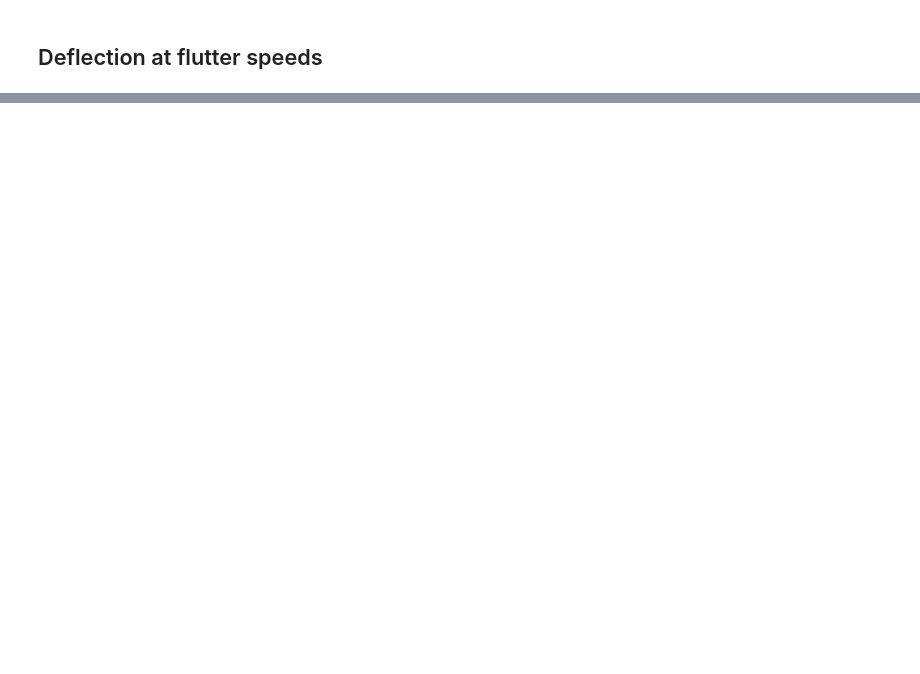
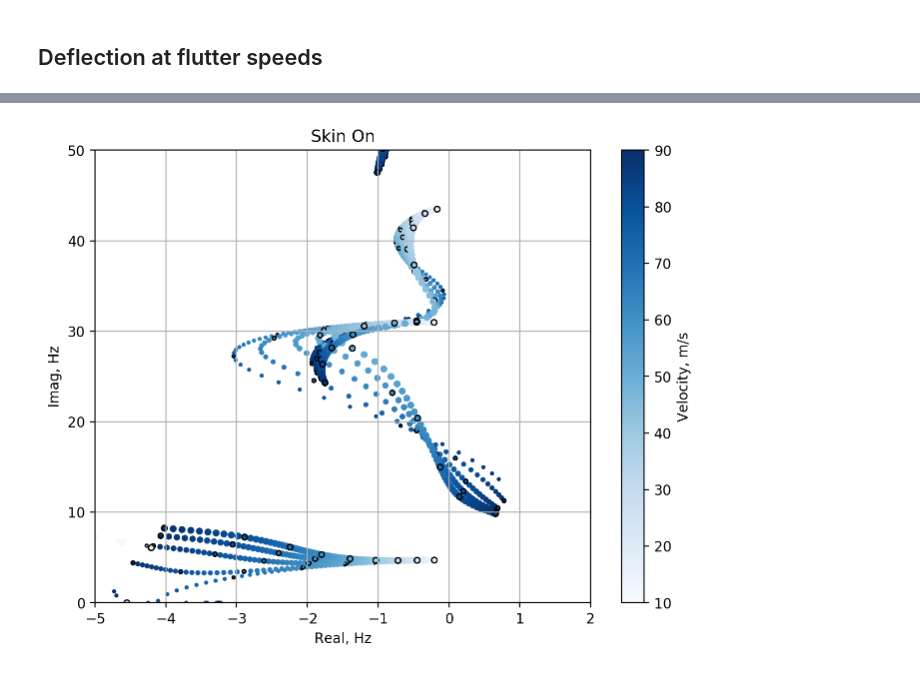
Before and after one commit to ngoiz/pazy-aepw3-results, a Jupyter notebook: 06_DeformedWingFlutter/06_DeformedFlutterResults.ipynb, the cells around one changed output, grey strips where cells are left out. Cells and saved outputs as stored; diff of their text form; code cells hidden in the pictures; blank space fills up the shorter version.

```diff
--- a/06_DeformedWingFlutter/06_DeformedFlutterResults.ipynb
+++ b/06_DeformedWingFlutter/06_DeformedFlutterResults.ipynb
@@ -93,0 +123,18 @@ plt.title('Skin off');
+# %%
+case = sharpy_results['w_skin']
+
+for ith, aoa in enumerate(case['alpha']):
+    vel = case['v_eigs'][ith][:, 0]
+    plt.scatter(case['v_eigs'][ith][:, 1] / 2 /np.pi, case['v_eigs'][ith][:, 2] /2 / np.pi, c=vel, s=4 + 3*ith, cmap='Blues')
+    vel_f10 = (np.divmod(vel, 10)[1] == 0)
+    plt.scatter(case['v_eigs'][ith][vel_f10, 1] / 2 /np.pi, case['v_eigs'][ith][vel_f10, 2] /2 / np.pi, edgecolor='k', color='none', s=4 + 3*ith)
+
+plt.colorbar(mpl.cm.ScalarMappable(norm=plt.Normalize(vmin=10, vmax=90), cmap='Blues'), label='Velocity, m/s')
+plt.xlim(-5, 2)
+plt.ylim(0, 50)
+plt.grid()
+plt.xlabel('Real, Hz')
+plt.ylabel('Imag, Hz')
+plt.title('Skin On');
+# %% [output]
+[figure, added]
```
Also changed, not shown: parts of 9 cells of this notebook, 32 other files.
